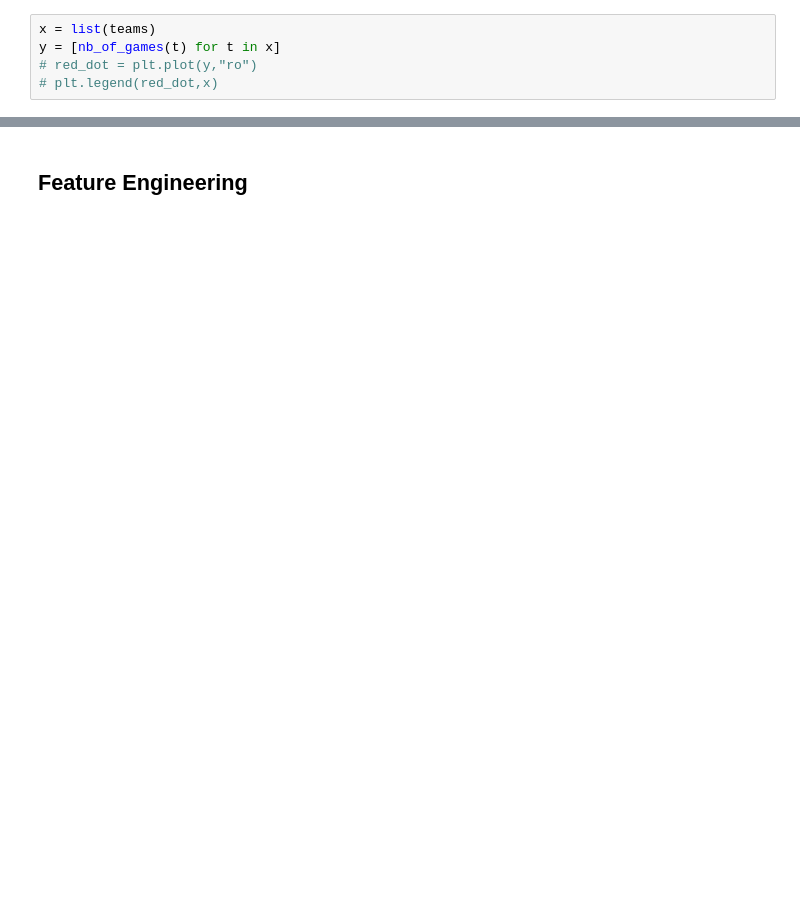
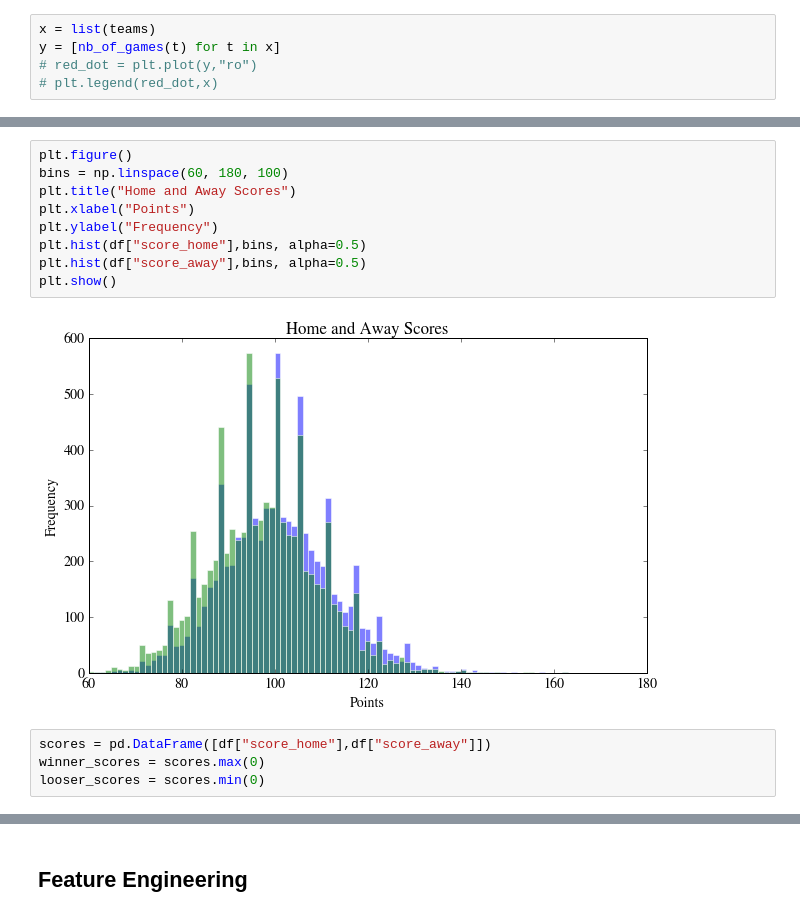
Before and after one commit to louisguitton/nba-predict, a Jupyter notebook: analysis/games-analysis.ipynb, the cells around one changed output, grey strips where cells are left out. Drawn from its saved outputs; the diff is of its cells as text; blank space fills up the shorter version.

```diff
--- a/analysis/games-analysis.ipynb
+++ b/analysis/games-analysis.ipynb
@@ -119,3 +145,18 @@ total_games
+# %%
+plt.figure()
+bins = np.linspace(60, 180, 100)
+plt.title("Home and Away Scores")
+plt.xlabel("Points")
+plt.ylabel("Frequency")
+plt.hist(df["score_home"],bins, alpha=0.5)
+plt.hist(df["score_away"],bins, alpha=0.5)
+plt.show()
+# %% [output]
+[figure, added]
+# %%
+scores = pd.DataFrame([df["score_home"],df["score_away"]])
+winner_scores = scores.max(0)
+looser_scores = scores.min(0)
 # %%
 plt.figure()
 bins = np.linspace(60, 180, 100)
```
Also changed, not shown: parts of 32 cells of this notebook, 1 other file.
